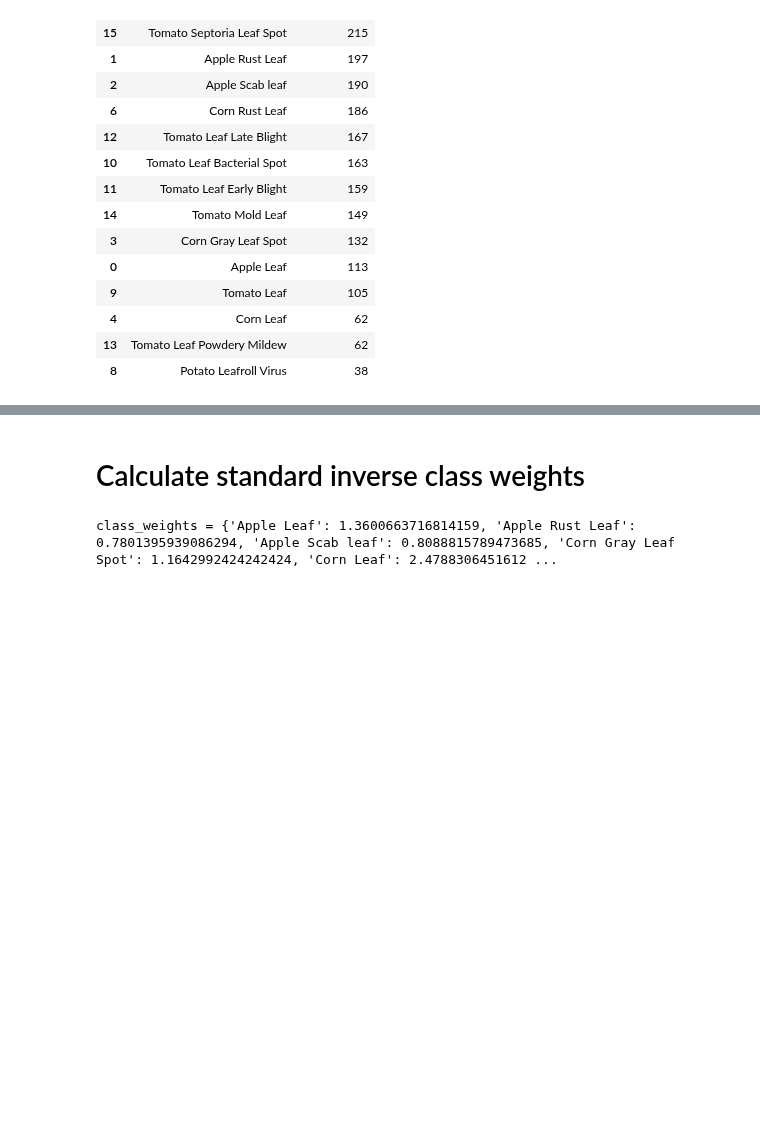
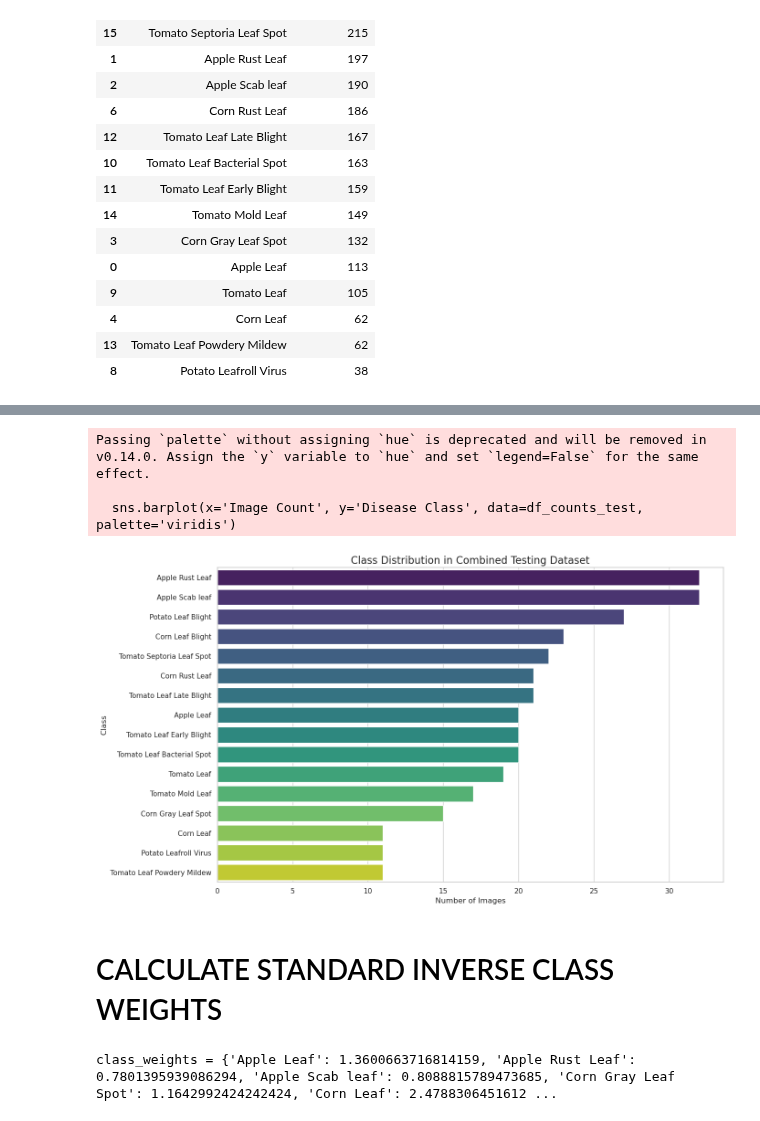
Before and after one commit to jagujay/plant-disease-detection, a Jupyter notebook: preprocessing/EDA and Noise.ipynb, the cells around one changed output, grey strips where cells are left out. Saved outputs shown, nothing was run; the diff lists cells and outputs as text; code cells hidden in the pictures; blank space fills up the shorter version.

```diff
--- a/preprocessing/EDA and Noise.ipynb
+++ b/preprocessing/EDA and Noise.ipynb
@@ -27,0 +25,4 @@ Total Training Images: 2459
+# %%
+train_classes = train_dataset.classes
+print(f"Total Classes: {len(train_classes)}")
+print(f"Total Training Images: {len(train_dataset)}")
@@ -28,11 +32,11 @@ Total Training Images: 2459
 # %%
-class_counts = {class_name: 0 for class_name in classes}
-for _, class_idx in base_dataset.samples:
-    class_counts[classes[class_idx]] += 1
+train_class_counts = {class_name: 0 for class_name in train_classes}
+for _, class_idx in train_dataset.samples:
+    train_class_counts[train_classes[class_idx]] += 1
 
-df_counts = pd.DataFrame(list(class_counts.items()), columns=['Disease Class', 'Image Count'])
-df_counts = df_counts.sort_values(by='Image Count', ascending=False)
-df_counts
+df_counts_train = pd.DataFrame(list(train_class_counts.items()), columns=['Disease Class', 'Image Count'])
+df_counts_train = df_counts_train.sort_values(by='Image Count', ascending=False)
+df_counts_train
 # %% [output]
 |  | Disease Class | Image Count |
 | 7 | Potato Leaf Blight | 263 |
@@ -66,0 +73,4 @@ Passing `palette` without assigning `hue` is deprecated and will be removed in v
+# %%
+test_classes = test_dataset.classes
+print(f"Total Classes: {len(test_classes)}")
+print(f"Total Testing Images: {len(test_dataset)}")
@@ -66,0 +80,8 @@ Passing `palette` without assigning `hue` is deprecated and will be removed in v
+# %%
+test_class_counts = {class_name: 0 for class_name in test_classes}
+for _, class_idx in test_dataset.samples:
+    test_class_counts[test_classes[class_idx]] += 1
+
+df_counts_test = pd.DataFrame(list(test_class_counts.items()), columns=['Disease Class', 'Image Count'])
+df_counts_test = df_counts_test.sort_values(by='Image Count', ascending=False)
+df_counts_test
@@ -67,4 +106,17 @@ Passing `palette` without assigning `hue` is deprecated and will be removed in v
+# %%
+plt.figure(figsize=(14, 8))
+sns.barplot(x='Image Count', y='Disease Class', data=df_counts_test, palette='viridis')
+plt.title('Class Distribution in Combined Testing Dataset', fontsize=16)
+plt.xlabel('Number of Images', fontsize=12)
+plt.ylabel('Class', fontsize=12)
+plt.tight_layout()
+plt.show()
+# %% [output]
+Passing `palette` without assigning `hue` is deprecated and will be removed in v0.14.0. Assign the `y` variable to `hue` and set `legend=False` for the same effect.
+
+  sns.barplot(x='Image Count', y='Disease Class', data=df_counts_test, palette='viridis')
+[figure, added]
 # %% [markdown]
-# Calculate standard inverse class weights
+# CALCULATE STANDARD INVERSE CLASS WEIGHTS
 # %%
 # Formula: total_samples / (num_classes * count_for_class)
```
Also changed, not shown: parts of 25 cells of this notebook, 11 other files.
